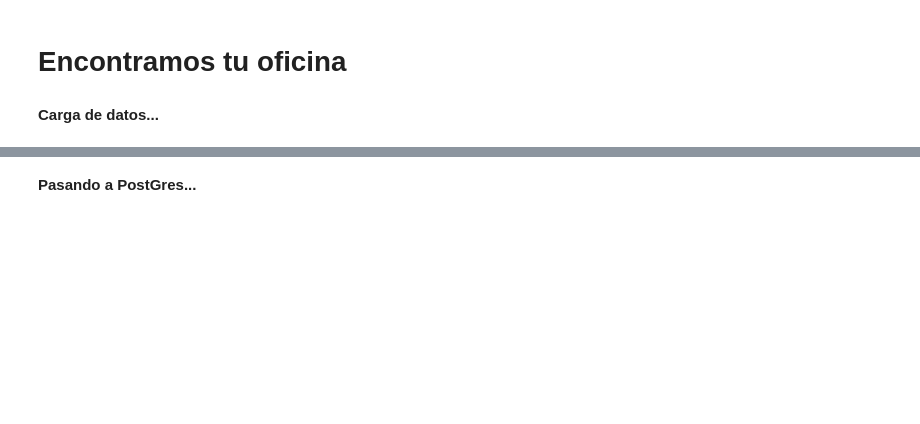
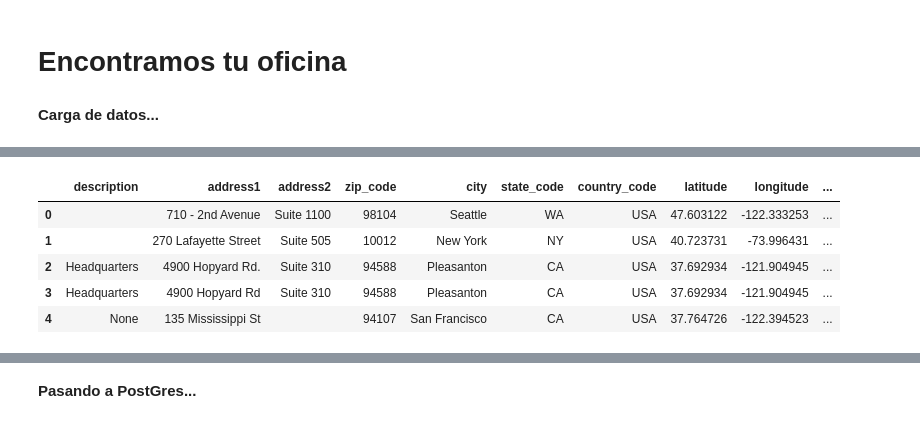
Before and after one commit to Ironhack-Data-Madrid-Enero-2021/Classroom-Materials, a Jupyter notebook: week_10/w10_d2 - Ejercicio BI 2 (office finder).ipynb, the cells around one changed output, grey strips where cells are left out. Saved outputs shown, nothing was run; the diff lists cells and outputs as text; code cells hidden in the pictures; blank space fills up the shorter version.

Commit message:
w10_d2 offices

```diff
--- a/week_10/w10_d2 - Ejercicio BI 2 (office finder).ipynb
+++ b/week_10/w10_d2 - Ejercicio BI 2 (office finder).ipynb
@@ -1,4 +1,16 @@
 # %% [markdown]
 # Encontramos tu oficina
+# %%
+import pandas as pd
+pd.set_option('display.max_columns', None)
+
+import re
+import json
+import folium
+
+from sqlalchemy import create_engine, DDL
+from sqlalchemy.orm import sessionmaker
 # %% [markdown]
 **Carga de datos...**
+# %%
+data=[json.loads(e) for e in open('../datasets/companies.json', 'r')]
@@ -4,0 +28,14 @@
+# %%
+df=pd.json_normalize(data,
+                    record_path=['offices'],
+                    meta=['category_code', 'name', 'number_of_employees', 'founded_year', 'total_money_raised'],
+                    errors='ignore')
+
+df.head()
+# %% [output]
+|  | description | address1 | address2 | zip_code | city | state_code | country_code | latitude | longitude | ... |
+| 0 |  | 710 - 2nd Avenue | Suite 1100 | 98104 | Seattle | WA | USA | 47.603122 | -122.333253 | ... |
+| 1 |  | 270 Lafayette Street | Suite 505 | 10012 | New York | NY | USA | 40.723731 | -73.996431 | ... |
+| 2 | Headquarters | 4900 Hopyard Rd. | Suite 310 | 94588 | Pleasanton | CA | USA | 37.692934 | -121.904945 | ... |
+| 3 | Headquarters | 4900 Hopyard Rd | Suite 310 | 94588 | Pleasanton | CA | USA | 37.692934 | -121.904945 | ... |
+| 4 | None | 135 Mississippi St |  | 94107 | San Francisco | CA | USA | 37.764726 | -122.394523 | ... |
```
Also changed, not shown: parts of 7 cells of this notebook.
